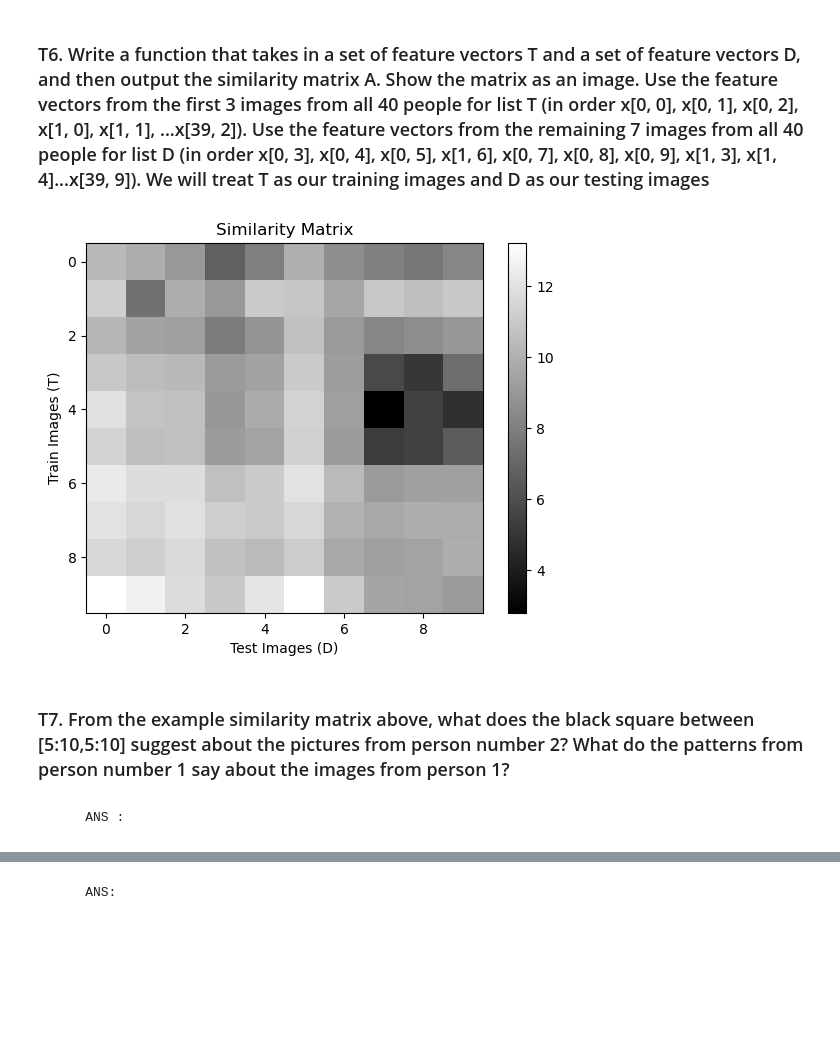
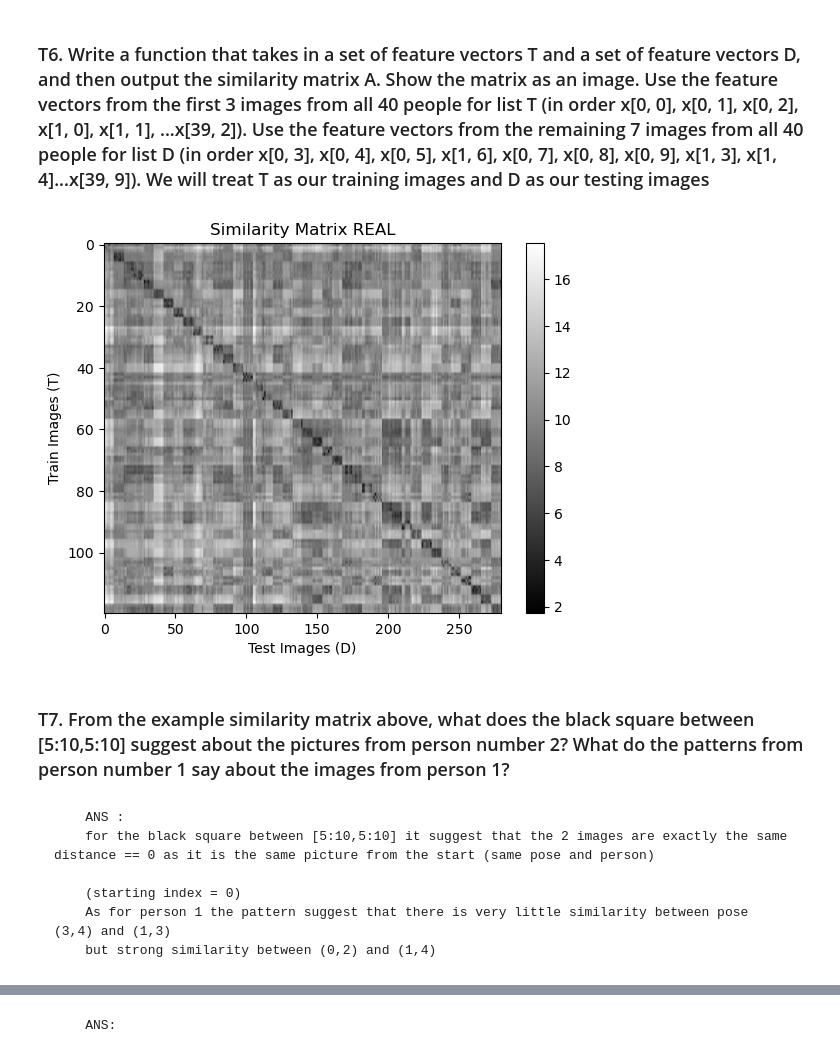
Before and after one commit to JeansAthiwat/Pattern_2024, a Jupyter notebook: HW/HW03/HW3_Fisherfaces(student).ipynb, the cells around one changed output, grey strips where cells are left out. Cells and saved outputs as stored; diff of their text form; code cells hidden in the pictures; blank space fills up the shorter version.

```diff
--- a/HW/HW03/HW3_Fisherfaces(student).ipynb
+++ b/HW/HW03/HW3_Fisherfaces(student).ipynb
@@ -492,39 +492,41 @@ test_generate_similarity_matrix()
 # %%
 #TODO: Show similariry matrix between T and D.
 
 # INSERT CODE HERE
 def train_test_saparator(xf_matrix, train_amount=3, test_amount=7, pose_amount=10):
     """saperate a metrix into train and test set with 2D shape
 
     Args:
         xf_matrix (4D metrix): matrix containing image of each persons
         train_amount (int, optional): img to select for each person's train set. Defaults to 3.
         test_amount (int, optional): img to select for each person's test set. Defaults to 7.
         pose_amount (int, optional): total img of each person . Defaults to 10. = (train_amount+test_amount)
 
     Returns:
         T (2D metrix): training data
         D (2D metrix): test data
     """
     #first saparate between T and D right?
     T_matrix = xf_matrix[:,0:train_amount,:,:]
     D_matrix = xf_matrix[:,train_amount:train_amount+test_amount,:,:]
 
     T = organize_shape(T_matrix)
     D = organize_shape(D_matrix)
 
     return T,D
 
+def plot_similarity_matrix(title,similarity_matrix):
+    plt.imshow(similarity_matrix, cmap='gray', aspect='auto')
+    plt.colorbar()
+    plt.title(f'Similarity Matrix {title}')
+    plt.xlabel('Test Images (D)')
+    plt.ylabel('Train Images (T)')
+    plt.show()
+
 T,D = train_test_saparator(xf,3,7)
 similarity_matrix = generate_similarity_matrix(T,D)
-
-plt.imshow(similarity_matrix, cmap='gray', aspect='auto')
-plt.colorbar()
-plt.title('Similarity Matrix')
-plt.xlabel('Test Images (D)')
-plt.ylabel('Train Images (T)')
-plt.show()
+plot_similarity_matrix("REAL",similarity_matrix)
 # %% [output]
-[figure, old version]
+[figure, new version]
 # %% [markdown]
 ### T7. From the example similarity matrix above, what does the black square between [5:10,5:10] suggest about the pictures from person number 2? What do the patterns from person number 1 say about the images from person 1?
@@ -533,2 +532,0 @@ plt.show()
-# %% [markdown]
-        ANS :
@@ -535,2 +556,9 @@ plt.show()
+# %% [markdown]
+        ANS :
+        for the black square between [5:10,5:10] it suggest that the 2 images are exactly the same distance == 0 as it is the same picture from the start (same pose and person)
+
+        (starting index = 0)
+        As for person 1 the pattern suggest that there is very little similarity between pose (3,4) and (1,3)
+        but strong similarity between (0,2) and (1,4)
 # %% [markdown]
 ### T8. Write a function that takes in the similarity matrix created from the previous part, and a threshold t as inputs. The outputs of the function are the true positive rate and the false alarm rate of the face verification task (280 Test images, tested on 40 people, a total of 11200 testing per threshold). What is the true positive rate and the false alarm rate for t = 10?
```
Also changed, not shown: parts of 8 cells of this notebook.
